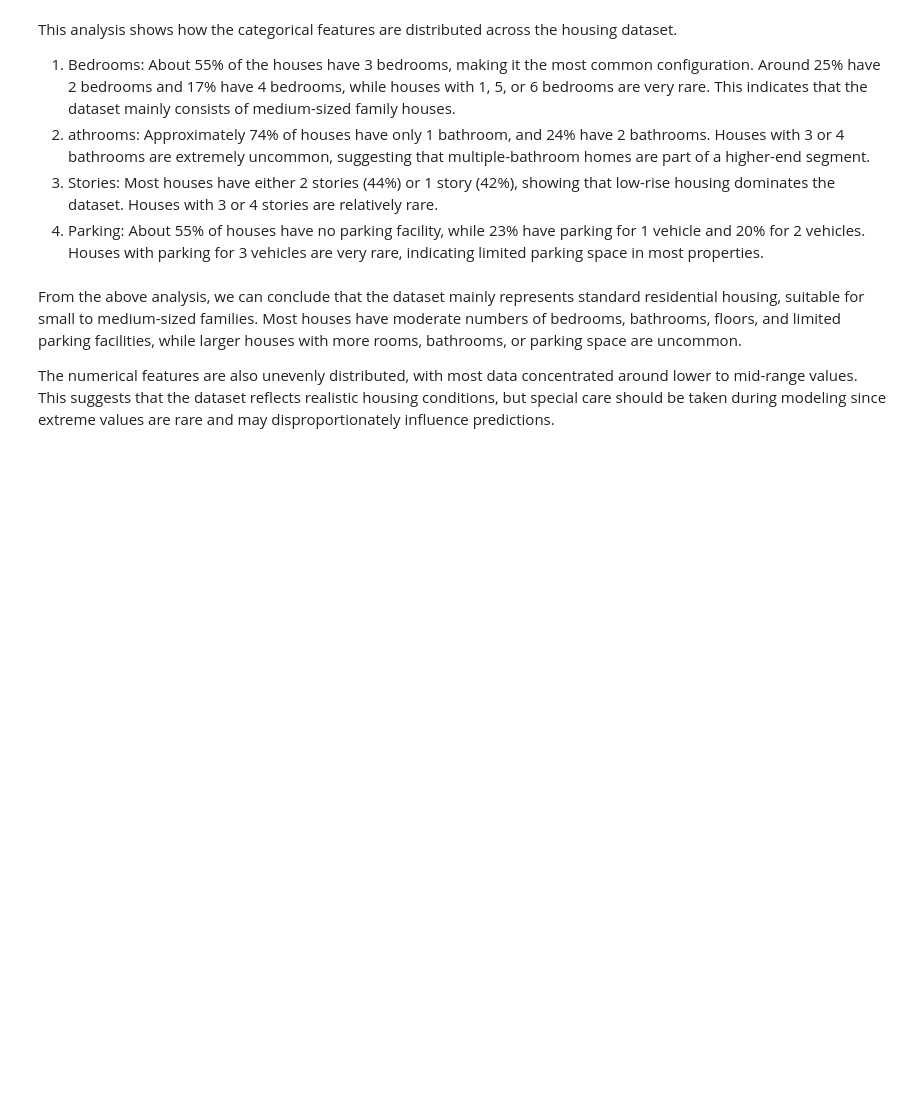
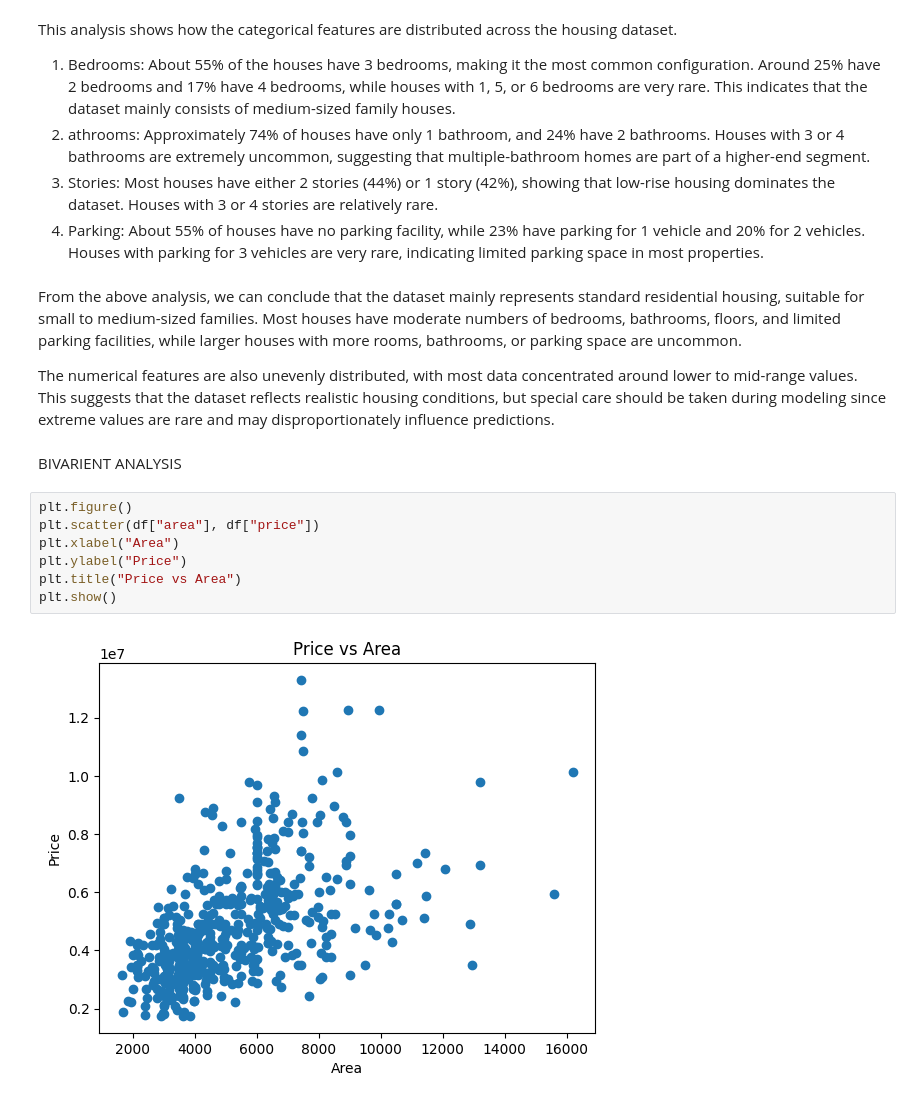
Before and after one commit to Karthic0/data-science-projects, a Jupyter notebook: house price/data science.ipynb, the cells around one changed output. Cells and saved outputs as stored; diff of their text form; blank space fills up the shorter version.

Commit message:
bivarient analysisis

```diff
--- a/house price/data science.ipynb
+++ b/house price/data science.ipynb
@@ -209,3 +209,14 @@ This analysis shows how the categorical features are distributed across the hous
 From the above analysis, we can conclude that the dataset mainly represents standard residential housing, suitable for small to medium-sized families. Most houses have moderate numbers of bedrooms, bathrooms, floors, and limited parking facilities, while larger houses with more rooms, bathrooms, or parking space are uncommon.
 
 The numerical features are also unevenly distributed, with most data concentrated around lower to mid-range values. This suggests that the dataset reflects realistic housing conditions, but special care should be taken during modeling since extreme values are rare and may disproportionately influence predictions.
+# %% [markdown]
+BIVARIENT ANALYSIS
+# %%
+plt.figure()
+plt.scatter(df["area"], df["price"])
+plt.xlabel("Area")
+plt.ylabel("Price")
+plt.title("Price vs Area")
+plt.show()
+# %% [output]
+[figure, added]
```
Also changed, not shown: parts of 5 cells of this notebook.
